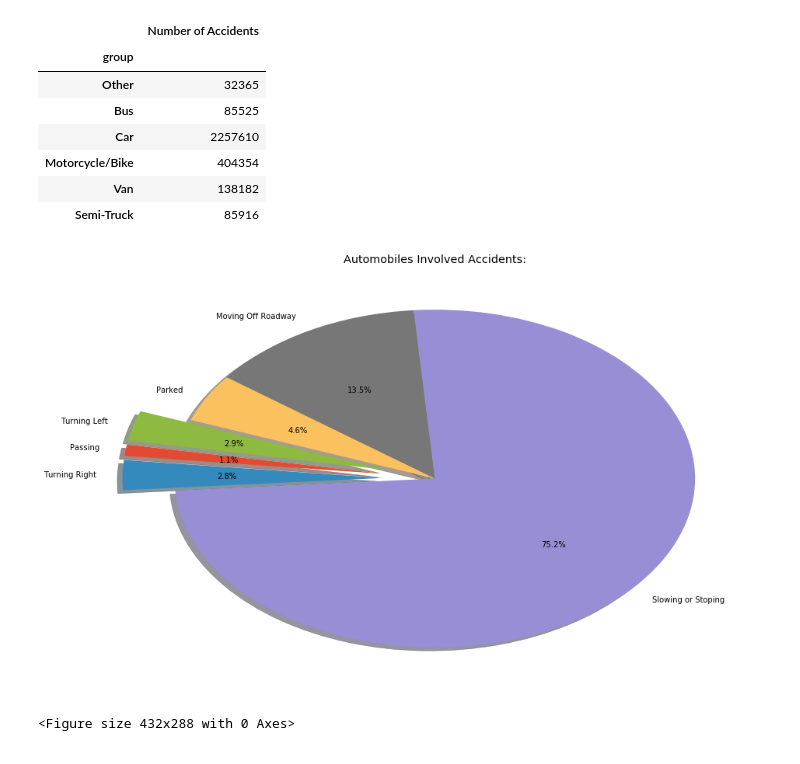
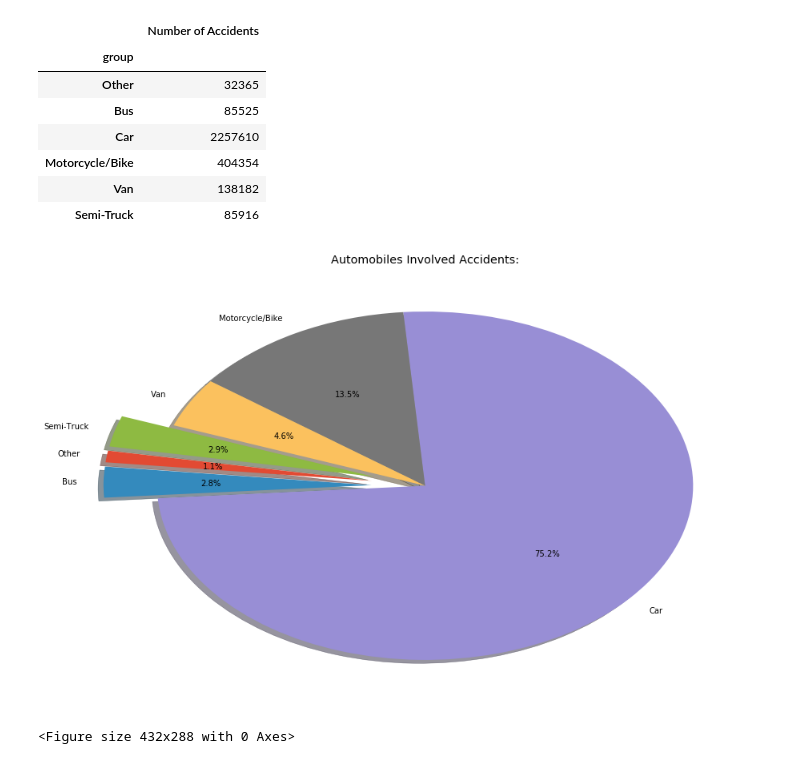
Before and after one commit to baybailz/Project-One-UNCC-Bootcamp, a Jupyter notebook: bailey_cleaning.ipynb, the cells around one changed output. Cells and saved outputs as stored; diff of their text form; code cells hidden in the pictures.

Commit message:
Added graphs
added types of accidents per year, fixed pie chart, and added screenshot of heat map

```diff
--- a/bailey_cleaning.ipynb
+++ b/bailey_cleaning.ipynb
@@ -363,0 +411,12 @@ accident_severity_merged
+# %%
+plt.figure(figsize=(15,10))
+plt.plot(accidents_per_yr['Year'], yearly_fatal_counts["Accident_Index"], label = 'Year')
+plt.plot(accidents_per_yr['Year'], yearly_serious_counts["Accident_Index"], label = 'Year')
+plt.plot(accidents_per_yr['Year'], yearly_slight_counts["Accident_Index"], label = 'Year')
+plt.title('Types of Accidents Per Year (2005-2015):')
+plt.xlabel("Year")
+plt.ylabel("Number of Accidents")
+plt.style.use("ggplot")
+plt.show
+plt.savefig('Types_of_Accidents_per_year.png')
+lgnd = plt.legend(("Fatal","Serious","Slight"), frameon = True, edgecolor = 'black')
@@ -456,7 +517,7 @@ renamed_vehicle_counts
 bins = [0, 1, 2, 3, 4, 5, 6]
 renamed_vehicle_counts["Vehicle ID"] = [1,2,3,7,4,6,6,6,2,1,4,4,4,4,4,1,4,1,3,2,5]
 renamed_vehicle_counts
-group_labels = ["Other", "Bus", "Car","Motorcycle/Bike", "Van", "Semi-Truck"]
+group_labels_cars = ["Other", "Bus", "Car","Motorcycle/Bike", "Van", "Semi-Truck"]
 renamed_vehicle_counts["group"] = pd.cut(renamed_vehicle_counts["Vehicle ID"], bins, labels=group_labels)
 renamed_vehicle_counts.head(25)
 # %% [output]
@@ -494,13 +555,13 @@ vehicle_group
 # %%
 explode = (0.2, 0.2, 0, 0, 0, 0.2)
 plt.figure(figsize=(15,10))
-plt.pie(vehicle_group["Number of Accidents"], labels = group_labels, autopct="%1.1f%%", explode=explode, shadow=True, startangle=170)
+plt.pie(vehicle_group["Number of Accidents"], labels = group_labels_cars, autopct="%1.1f%%", explode=explode, shadow=True, startangle=170)
 plt.title("Automobiles Involved Accidents:")
 plt.style.use("ggplot")
 plt.show
 plt.savefig('Vehicles_pie_chart.png')
 # %% [output]
-[figure, old version]
+[figure, new version]
 # %%
 # %% [output]
 <Figure size 432x288 with 0 Axes>
```
Also changed, not shown: parts of 5 cells of this notebook, 4 other files.
